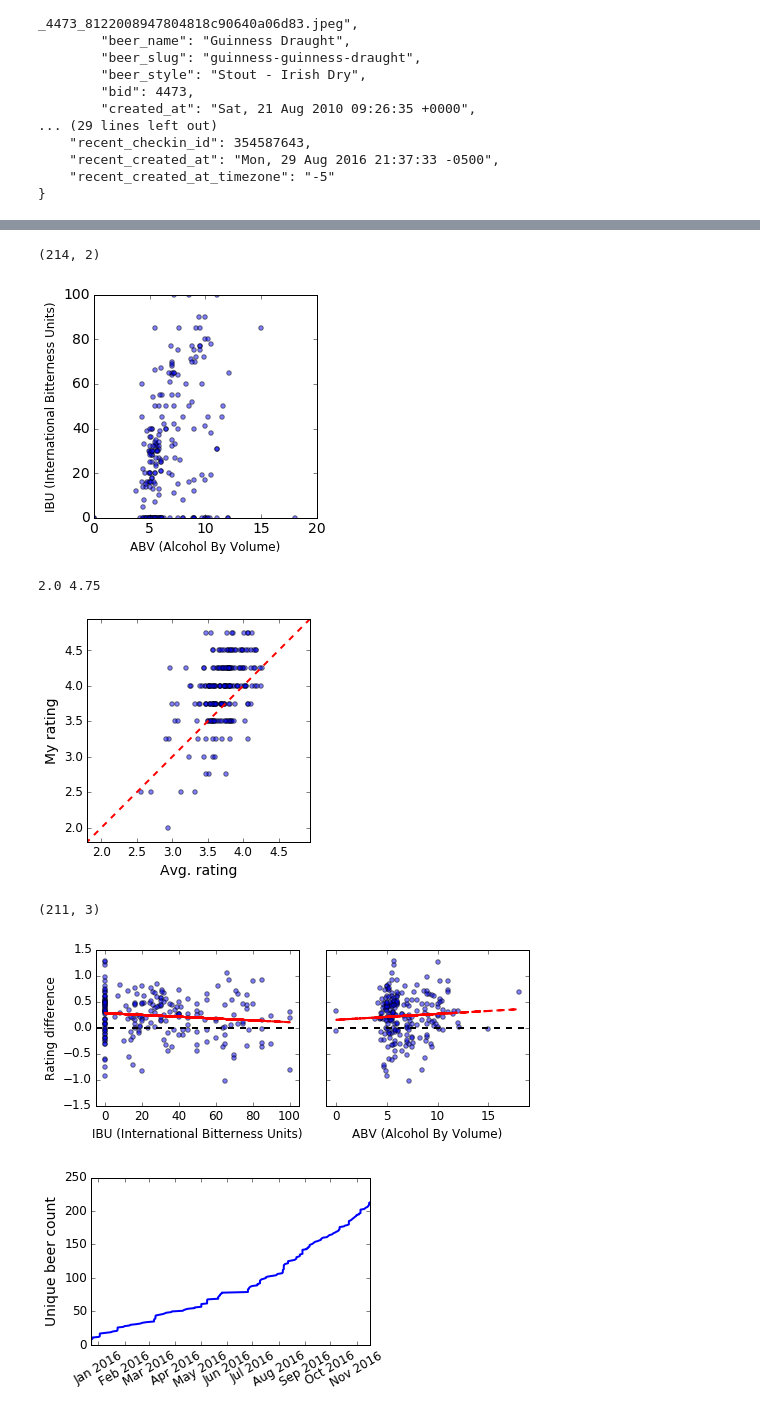
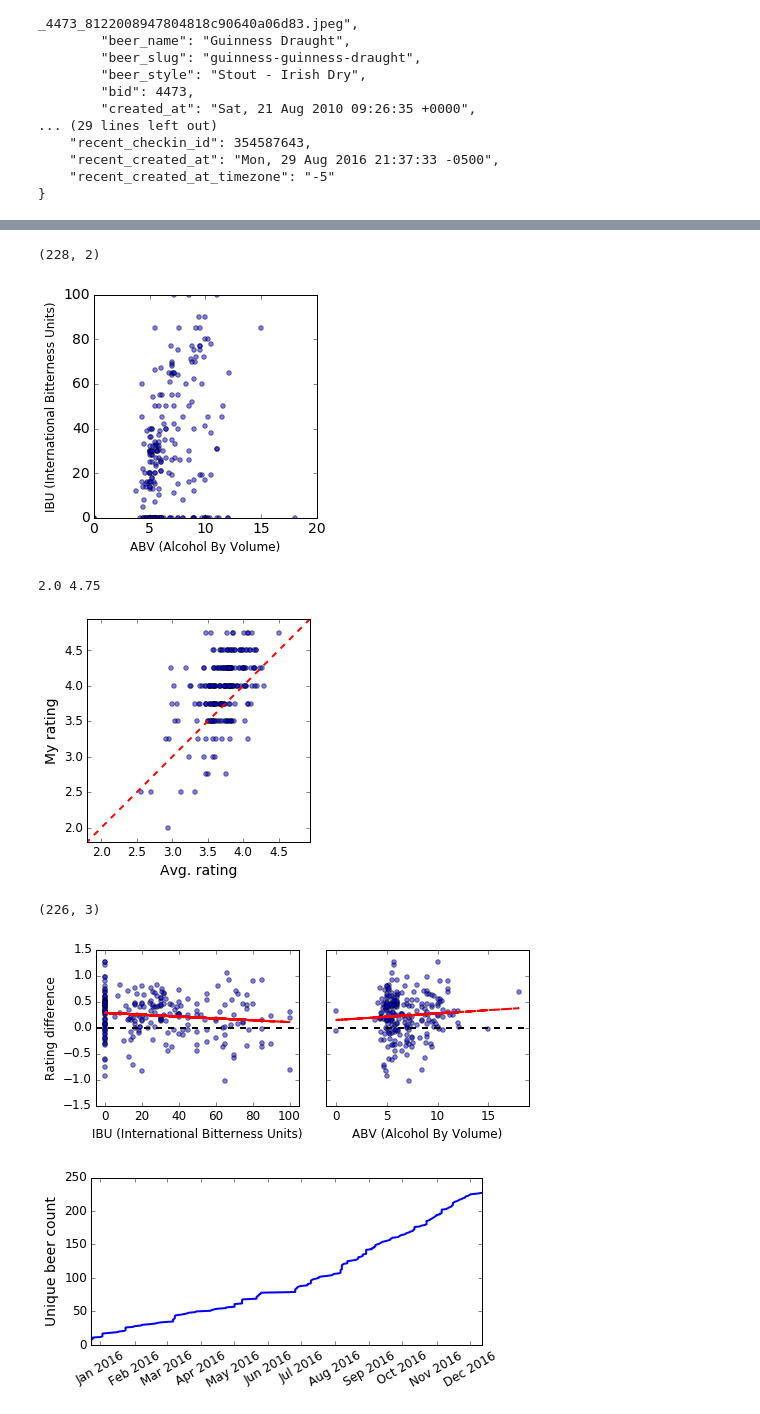
Before and after one commit to onurvarol/my_beer_exploration, a Jupyter notebook: untappd_analysis.ipynb, the cells around one changed output, grey strips where cells are left out. Drawn from its saved outputs; the diff is of its cells as text; code cells hidden in the pictures.

```diff
--- a/untappd_analysis.ipynb
+++ b/untappd_analysis.ipynb
@@ -130,0 +132,3 @@ Belhaven Brewery 1
+# %%
+for b in sorted(uniqueBeers, key=lambda x: x['rating_score'], reverse=True)[:30]:
+    print b['brewery']['brewery_name'], b['beer']['beer_name'], b['rating_score']
@@ -166,8 +188,8 @@ plt.xlabel('ABV (Alcohol By Volume)', fontsize=12)
 plt.ylabel('IBU (International Bitterness Units)', fontsize=12)
 plt.tick_params(axis='both', which='major', labelsize=14)
 # %% [output]
-(214, 2)
+(228, 2)
-[figure, old version]
+[figure, new version]
 # %%
 # Scatter plot of avg. ratings vs. my ratings
 scatterData = list()
@@ -190,7 +212,7 @@ plt.ylabel('My rating', fontsize=14)
 plt.tick_params(axis='both', which='major', labelsize=12)
 # %% [output]
 2.0 4.75
-[figure, old version]
+[figure, new version]
 # %%
 # What kind of beers I like more than avg. people
 scatterData = list()
@@ -224,20 +246,20 @@ axarr[1].set_xlabel('ABV (Alcohol By Volume)', fontsize=12)
 axarr[1].tick_params(axis='both', which='major', labelsize=12)
 plt.tight_layout()
 # %% [output]
-(211, 3)
+(226, 3)
-[figure, old version]
+[figure, new version]
 # %%
 # Cumulative beer discoveries
 dTimes = list()
 for b in uniqueBeers:
     dTimes.append(datetime.datetime.strptime(b['first_created_at'].split(' -')[0],
                                              '%a, %d %b %Y %H:%M:%S'))
 dTimes.sort()
 
-fig = plt.figure(figsize=(5,3))
+fig = plt.figure(figsize=(7,3))
 plt.plot(dTimes, range(len(dTimes)), linewidth=2)
 plt.ylabel('Unique beer count', fontsize=14)
 plt.xticks(rotation=30)
 plt.tick_params(axis='both', which='major', labelsize=12)
 # %% [output]
-[figure, old version]
+[figure, new version]
```
Also changed, not shown: parts of 5 cells of this notebook, 1 other file.
